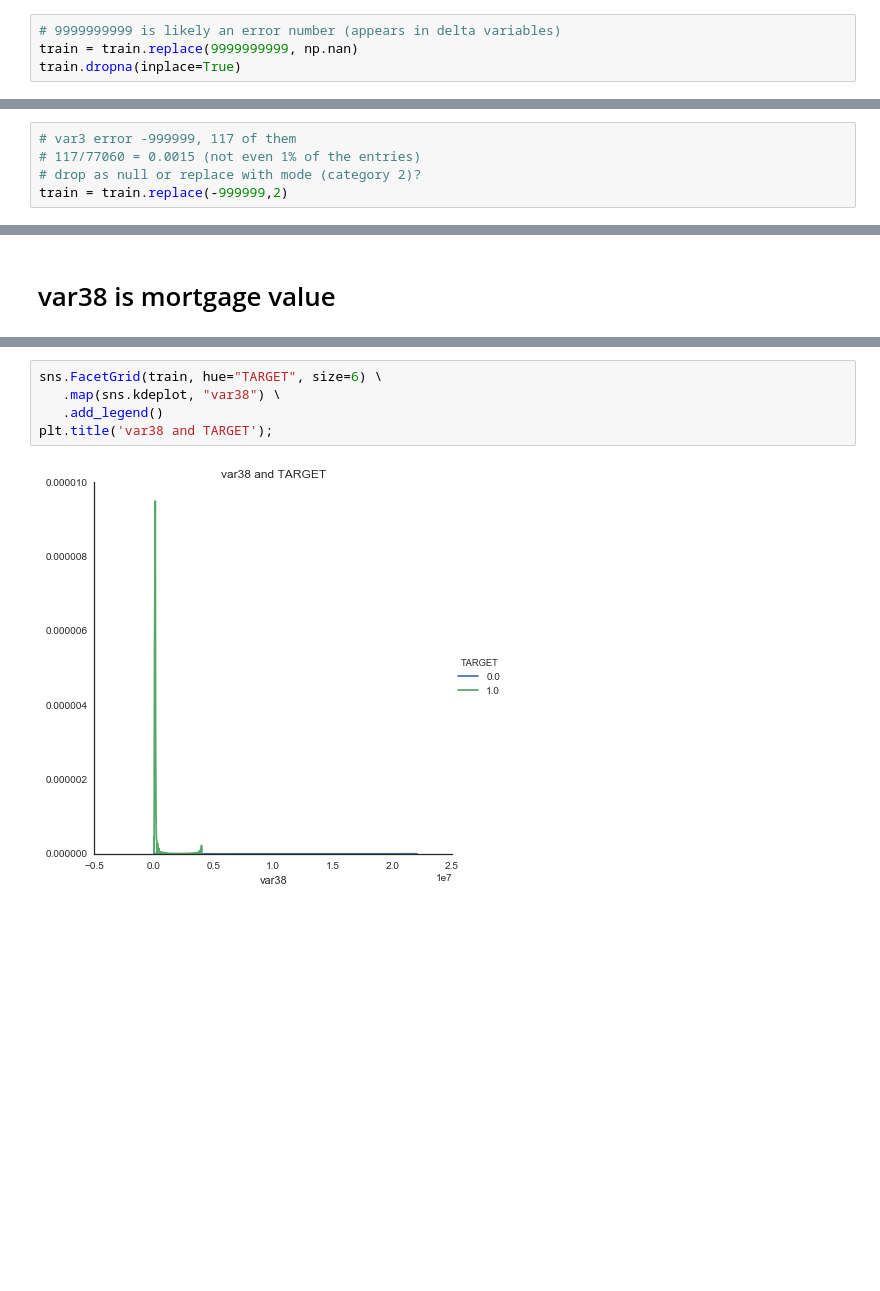
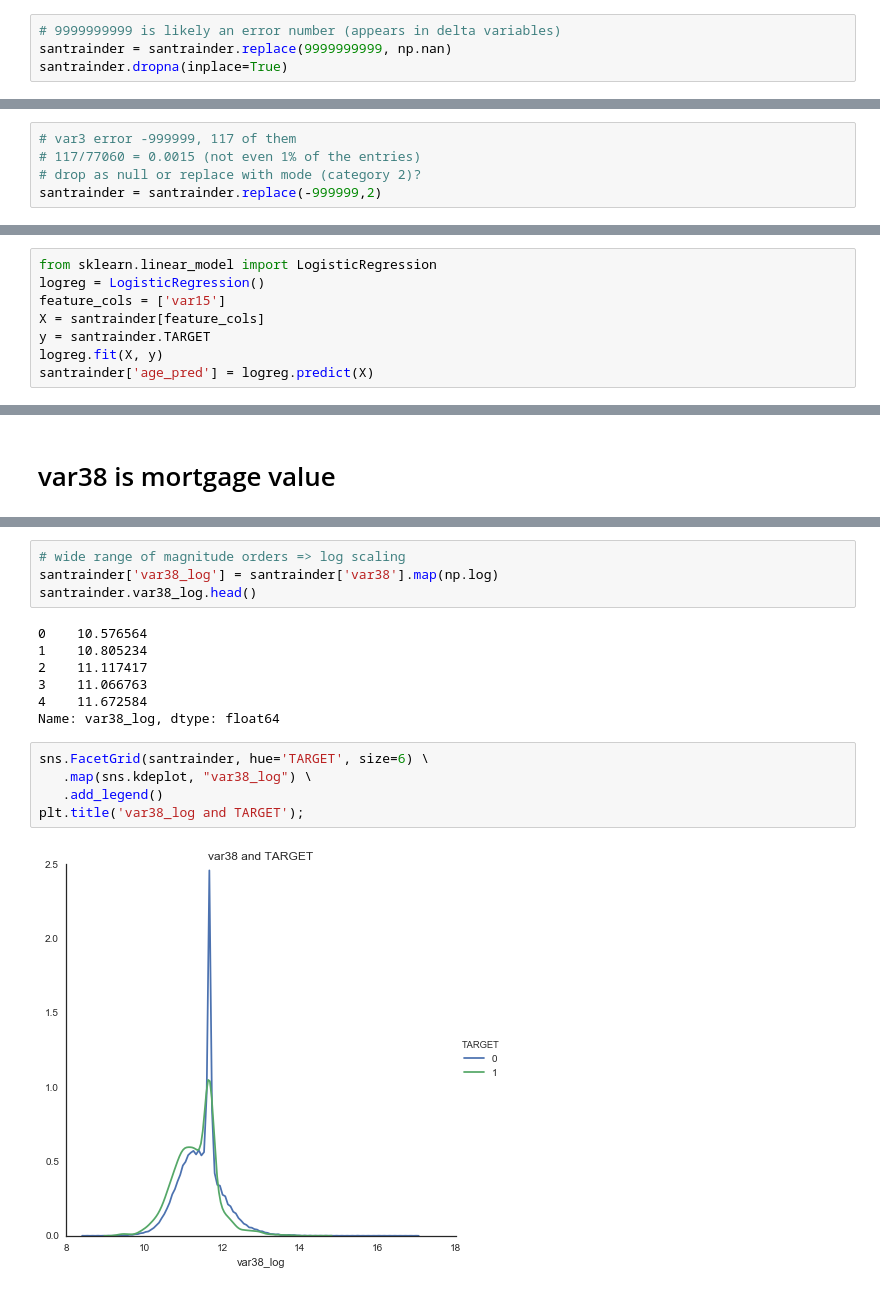
Before and after one commit to sketchychen/kaggle_santander, a Jupyter notebook: Kaggle_Santander.ipynb, the cells around one changed output, grey strips where cells are left out. Saved outputs shown, nothing was run; the diff lists cells and outputs as text; blank space fills up the shorter version.

```diff
--- a/Kaggle_Santander.ipynb
+++ b/Kaggle_Santander.ipynb
@@ -51,5 +45,5 @@ s.head()
 # %%
 # 9999999999 is likely an error number (appears in delta variables)
-train = train.replace(9999999999, np.nan)
-train.dropna(inplace=True)
+santrainder = santrainder.replace(9999999999, np.nan)
+santrainder.dropna(inplace=True)
 # %%
@@ -80,4 +79,4 @@ Name: var3, dtype: int64
 # var3 error -999999, 117 of them
 # 117/77060 = 0.0015 (not even 1% of the entries)
 # drop as null or replace with mode (category 2)?
-train = train.replace(-999999,2)
+santrainder = santrainder.replace(-999999,2)
@@ -132,0 +168,8 @@ plt.title('var15 (age) and TARGET');
+# %%
+from sklearn.linear_model import LogisticRegression
+logreg = LogisticRegression()
+feature_cols = ['var15']
+X = santrainder[feature_cols]
+y = santrainder.TARGET
+logreg.fit(X, y)
+santrainder['age_pred'] = logreg.predict(X)
@@ -152,9 +249,20 @@ train.var38.hist(bins=1000);
 # %% [output]
 [figure]
+# %%
+# wide range of magnitude orders => log scaling
+santrainder['var38_log'] = santrainder['var38'].map(np.log)
+santrainder.var38_log.head()
+# %% [output]
+0    10.576564
+1    10.805234
+2    11.117417
+3    11.066763
+4    11.672584
+Name: var38_log, dtype: float64
 # %%
-sns.FacetGrid(train, hue="TARGET", size=6) \
-   .map(sns.kdeplot, "var38") \
+sns.FacetGrid(santrainder, hue='TARGET', size=6) \
+   .map(sns.kdeplot, "var38_log") \
    .add_legend()
-plt.title('var38 and TARGET');
+plt.title('var38_log and TARGET');
 # %% [output]
-[figure, old version]
+[figure, new version]
```
Also changed, not shown: parts of 28 cells of this notebook, 1 other file.
